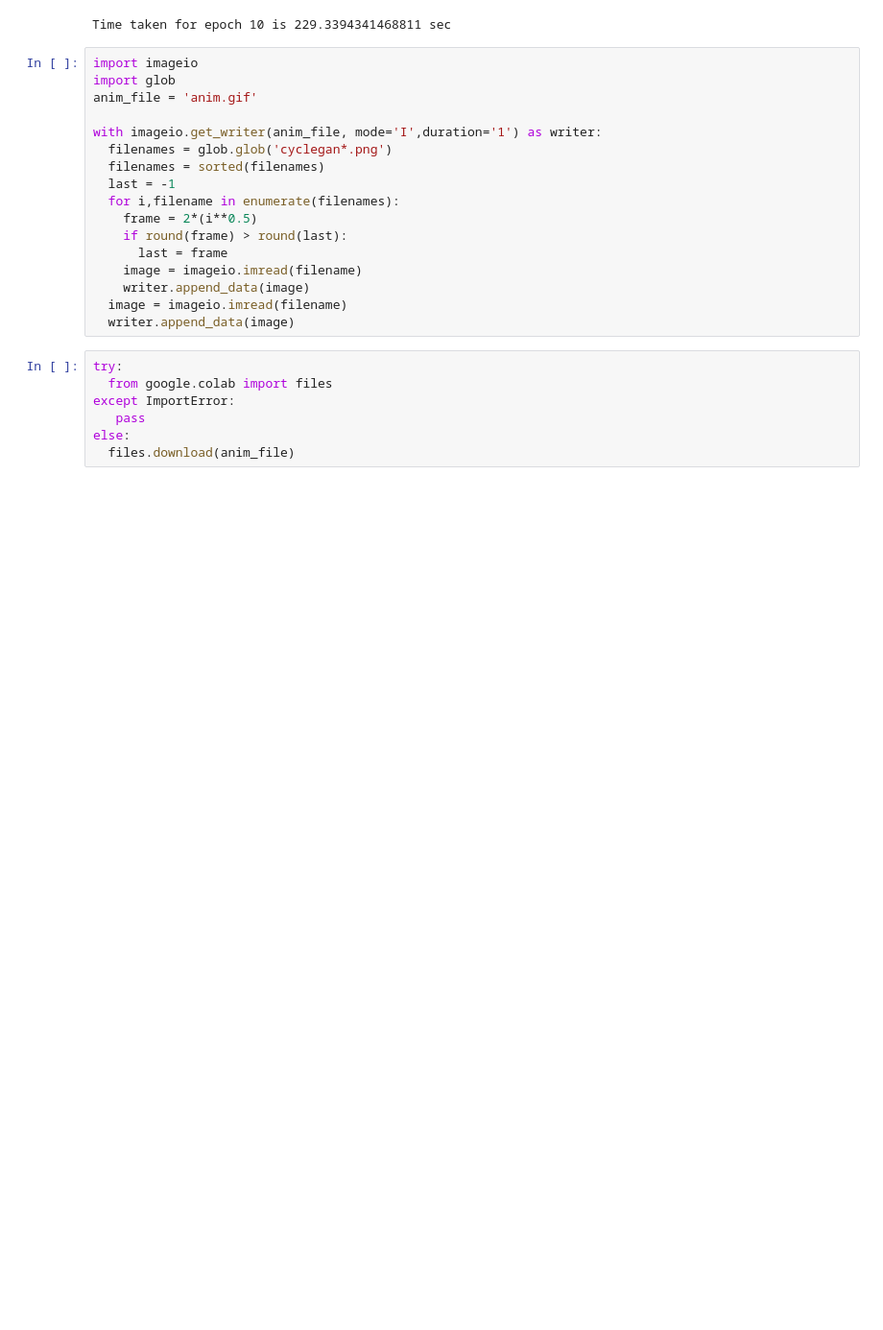
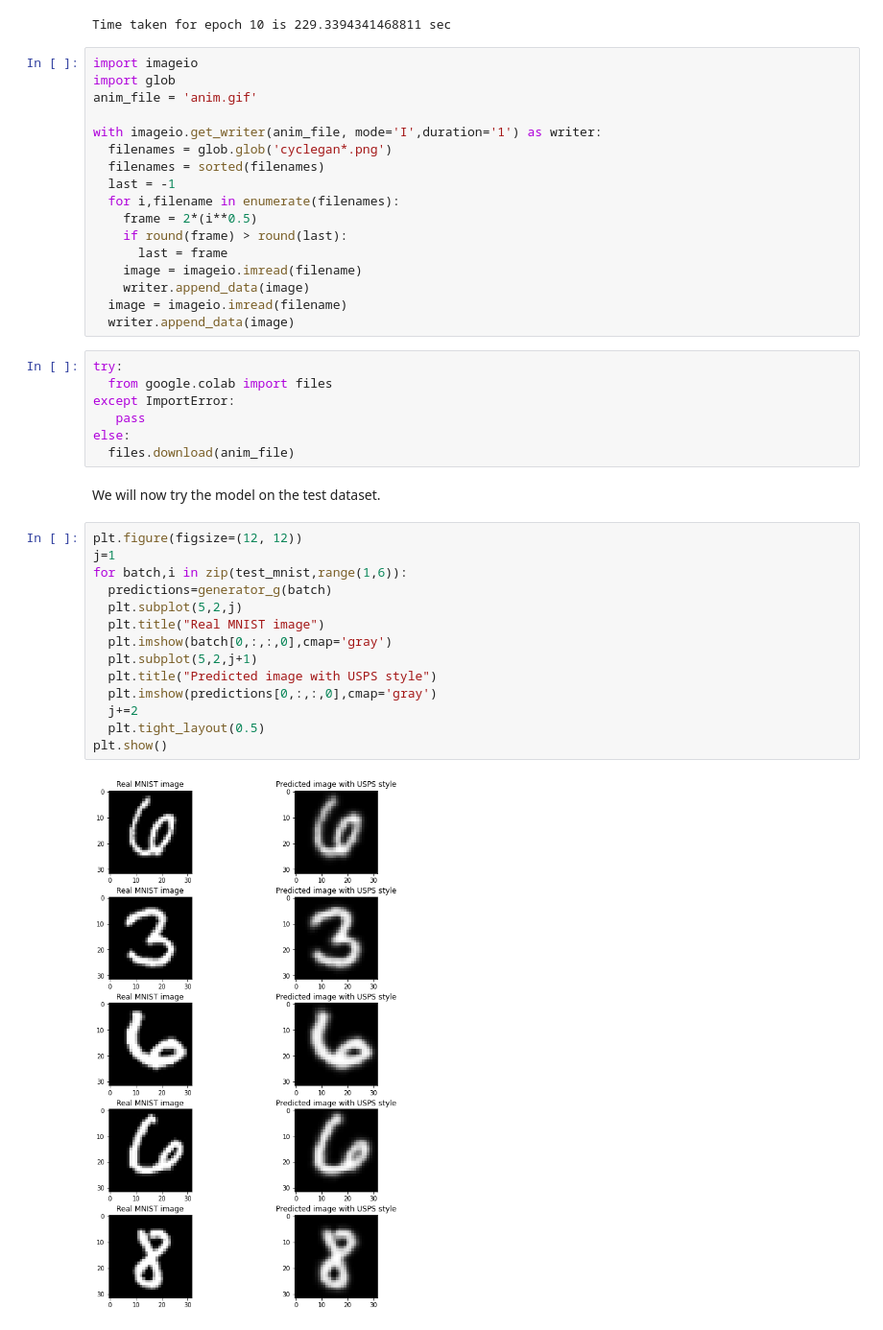
Before and after one commit to melchior-prugniaud/DL-DCGAN-CYCLEGAN, a Jupyter notebook: Cycle_GAN_Implementation.ipynb, the cells around one changed output. Shown: that part at 96% size. Cells and saved outputs as stored; diff of their text form; blank space fills up the shorter version.

```diff
--- a/Cycle_GAN_Implementation.ipynb
+++ b/Cycle_GAN_Implementation.ipynb
@@ -767,3 +767,21 @@ except ImportError:
    pass
 else:
   files.download(anim_file)
+# %% [markdown]
+We will now try the model on the test dataset.
+# %%
+plt.figure(figsize=(12, 12))
+j=1
+for batch,i in zip(test_mnist,range(1,6)):
+  predictions=generator_g(batch)
+  plt.subplot(5,2,j)
+  plt.title("Real MNIST image")
+  plt.imshow(batch[0,:,:,0],cmap='gray')
+  plt.subplot(5,2,j+1)
+  plt.title("Predicted image with USPS style")
+  plt.imshow(predictions[0,:,:,0],cmap='gray')
+  j+=2
+  plt.tight_layout(0.5)
+plt.show()
+# %% [output]
+[figure, added]
```
